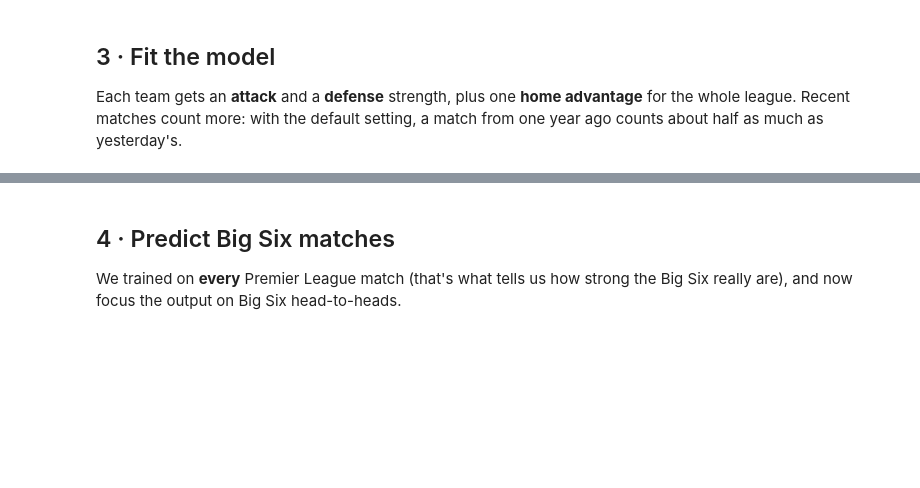
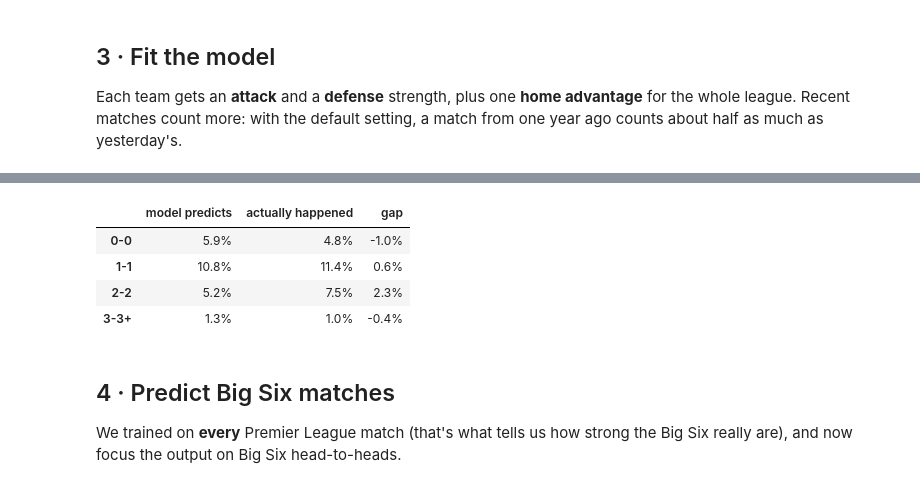
Before and after one commit to Sethchiji/Epl-score-predictor, a Jupyter notebook: notebooks/01_first_model.ipynb, the cells around one changed output, grey strips where cells are left out. Saved outputs shown, nothing was run; the diff lists cells and outputs as text; code cells hidden in the pictures; blank space fills up the shorter version.

```diff
--- a/notebooks/01_first_model.ipynb
+++ b/notebooks/01_first_model.ipynb
@@ -90,3 +160,23 @@ fig.show()
+# %%
+draws = {"0-0": 0, "1-1": 1, "2-2": 2, "3-3+": 3}
+rows = {}
+for label, k in draws.items():
+    p = 0.0
+    for h, a in zip(matches.HomeTeam, matches.AwayTeam):
+        m = model.score_matrix(h, a).values
+        p += m[k, k] if k < 3 else sum(m[i, i] for i in range(3, m.shape[0]))
+    actual_pct = ((matches.FTHG == matches.FTAG) & (matches.FTHG >= k) &
+                  ((matches.FTHG == k) if k < 3 else True)).mean()
+    rows[label] = {"model predicts": p / n, "actually happened": actual_pct}
+d = pd.DataFrame(rows).T
+d["gap"] = d["actually happened"] - d["model predicts"]
+d.style.format("{:.1%}")
+# %% [output]
+|  | model predicts | actually happened | gap |
+| 0-0 | 5.9% | 4.8% | -1.0% |
+| 1-1 | 10.8% | 11.4% | 0.6% |
+| 2-2 | 5.2% | 7.5% | 2.3% |
+| 3-3+ | 1.3% | 1.0% | -0.4% |
 # %% [markdown]
 ## 4 · Predict Big Six matches
 We trained on **every** Premier League match (that's what tells us how strong the Big Six really are), and now focus the output on Big Six head-to-heads.
```
Also changed, not shown: parts of 15 cells of this notebook.
